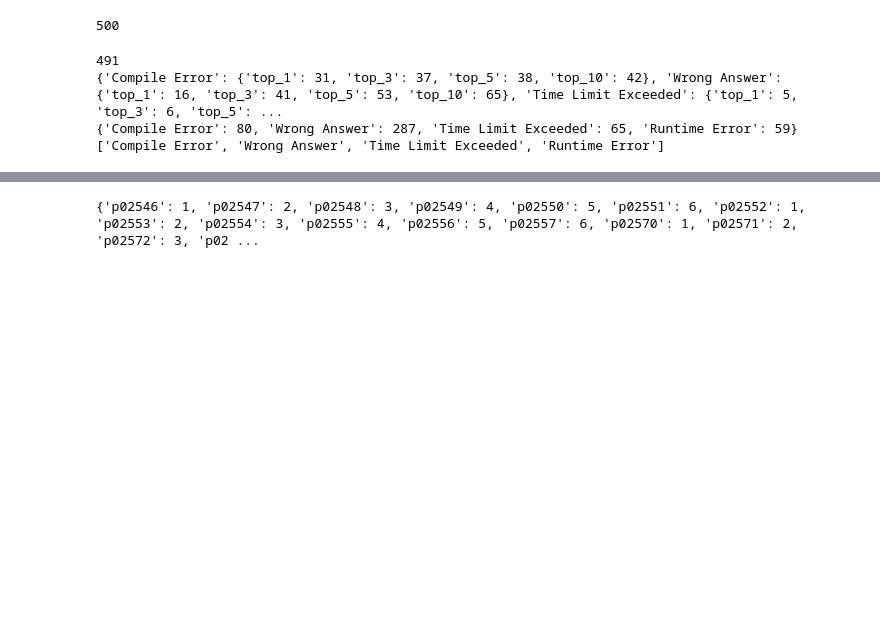
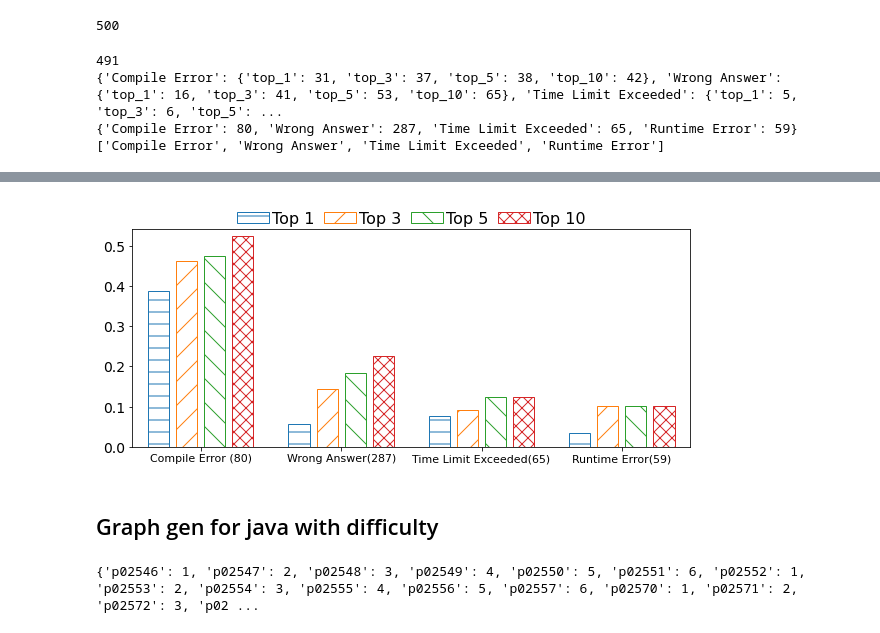
Before and after one commit to mahimanzum/FixEval, a Jupyter notebook: src/01_preprocessing.ipynb, the cells around one changed output, grey strips where cells are left out. Saved outputs shown, nothing was run; the diff lists cells and outputs as text; code cells hidden in the pictures; blank space fills up the shorter version.

```diff
--- a/src/01_preprocessing.ipynb
+++ b/src/01_preprocessing.ipynb
@@ -1487,3 +1489,37 @@ plt.savefig('Acceptance_By_Verdict.pdf', format='pdf', dpi=1200)
+# %%
+xlabels = [
+    f'Compile Error ({verdict_count["Compile Error"]})', f'Wrong Answer({verdict_count["Wrong Answer"]})', f'Time Limit Exceeded({verdict_count["Time Limit Exceeded"]})',\
+            f'Runtime Error({verdict_count["Runtime Error"]})'
+]
+
+# plt.figure(figsize=(6, 15))
+plt.rcParams["font.family"] = "Times New Roman"
+plt.rcParams["font.size"] = "20"
+plt.rcParams["figure.figsize"] = [10, 4]
+fig, ax = plt.subplots()
+
+data = {
+    'Top 1': [x/y for x, y in zip(top_1s, counts)],
+    'Top 3': [x/y for x, y in zip(top_3s, counts)],
+    'Top 5': [x/y for x, y in zip(top_5s, counts)],
+    'Top 10': [x/y for x, y in zip(top_10s, counts)],
+}
+
+bar_plot(
+    ax, data,
+    total_width=0.8,
+    single_width=0.75,
+    xlabels=xlabels,
+    hatches=('-', '/', '\\', 'xx')
+)
+ax.xaxis.set_tick_params(labelsize=11)
+ax.yaxis.set_tick_params(labelsize=14)
+plt.margins(0.03, 0.03)
+plt.savefig('Acceptance_By_Verdict_java.pdf', format='pdf', dpi=1200, bbox_inches='tight', pad_inches=0)
+# %% [output]
+[figure, added]
+# %% [markdown]
+<h2> Graph gen for java with difficulty</h2>
 # %%
 import pandas as pd
 from collections import defaultdict
```
Also changed, not shown: parts of 17 cells of this notebook, 8 other files.
